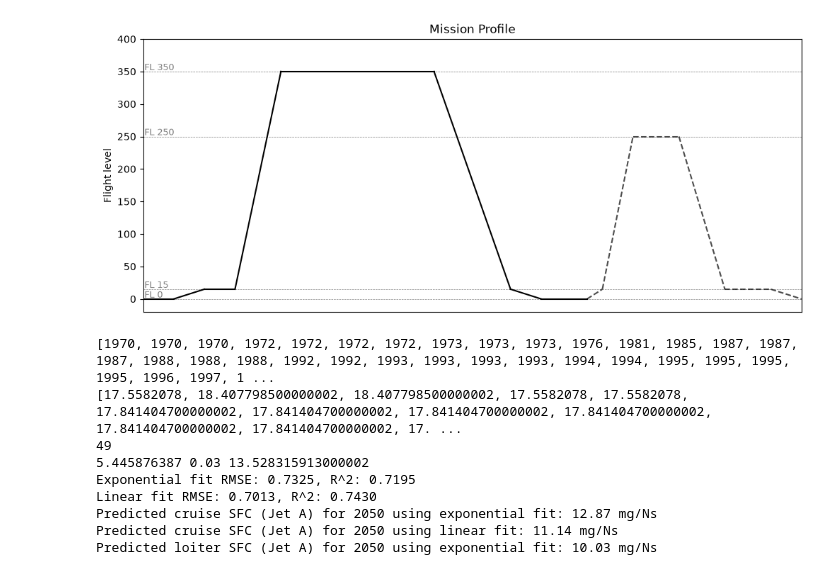
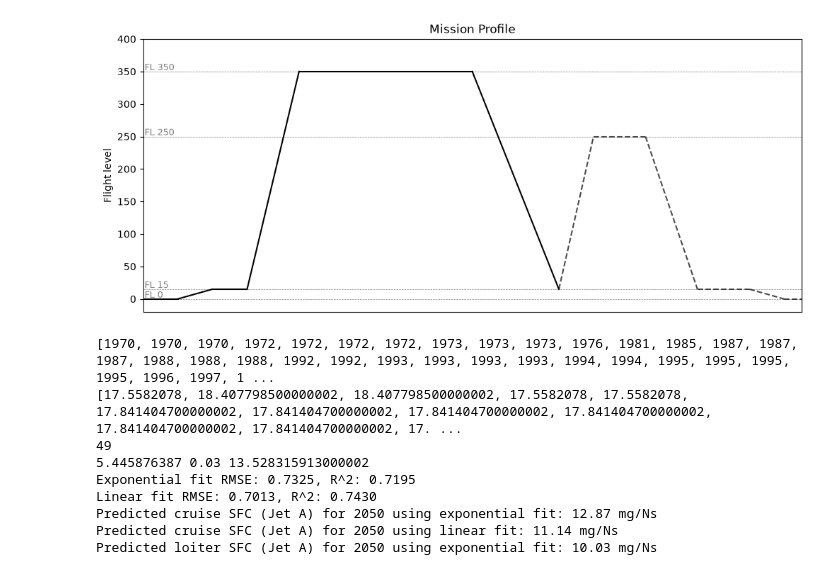
Before and after one commit to astromzZ/MMS236-Aircraft-design-project, a Jupyter notebook: calculations.ipynb, the cells around one changed output. Saved outputs shown, nothing was run; the diff lists cells and outputs as text; code cells hidden in the pictures.

```diff
--- a/calculations.ipynb
+++ b/calculations.ipynb
@@ -68,7 +68,7 @@ if mission_profile:
 
     fig, ax = plt.subplots(figsize=(12, 5))
     ax.set_ylim(-20, 400)
-    ax.set_xlim(0, 43)
+    ax.set_xlim(0, 38)
     ax.set_xticks([])
     ax.set_title("Mission Profile", fontsize=12)
     ax.set_ylabel("Flight level", fontsize=10)
@@ -104,54 +104,44 @@ if mission_profile:
 
     #Descent
     x = np.linspace(19, 24, 100)
     y = np.linspace(350, 15, 100)
     ax.plot(x, y, label="Descent", color="black")
 
-    #Approach and landing
+    #Diversion climb
     x = np.linspace(24, 26, 100)
-    y = np.linspace(15, 0, 100)
-    ax.plot(x, y, label="Approach and landing", color="black")
-
-    #Taxi and shutdown + contingency (3%)
-    x = np.linspace(26, 29, 100)
-    y = 0
-    ax.plot(x, y*np.ones_like(x), label="Taxi and shutdown", color="black")
-
-    #Missed approach/Go-around/Diversion
-    x = np.linspace(29, 30, 100)
-    y = np.linspace(0, 15, 100)
-    ax.plot(x, y, label="Missed approach/Go-around/Diversion", color="black", linestyle="--", alpha=0.7)
-
-    #Diversion climb
-    x = np.linspace(30, 32, 100)
     y = np.linspace(15, 250, 100)
     ax.plot(x, y, label="Diversion climb", color="black", linestyle="--", alpha=0.7)
 
     #Diversion cruise
-    x = np.linspace(32, 35, 100)
+    x = np.linspace(26, 29, 100)
     y = 250
     ax.plot(x, y*np.ones_like(x), label="Diversion cruise", color="black", linestyle="--", alpha=0.7)
 
     #Diversion descent
-    x = np.linspace(35, 38, 100)
+    x = np.linspace(29, 32, 100)
     y = np.linspace(250, 15, 100)
     ax.plot(x, y, label="Diversion descent", color="black", linestyle="--", alpha=0.7)
 
     #Hold
-    x = np.linspace(38, 41, 100)
+    x = np.linspace(32, 35, 100)
     y = 15
     ax.plot(x, y*np.ones_like(x), label="Hold", color="black", linestyle="--", alpha=0.7)
 
     #Diversion approach and landing
-    x = np.linspace(41, 43, 100)
+    x = np.linspace(35, 37, 100)
     y = np.linspace(15, 0, 100)
 
     ax.plot(x, y, label="Diversion approach and landing", color="black", linestyle="--", alpha=0.7)
 
+        #Taxi and shutdown + contingency (3%)
+    x = np.linspace(37, 38, 100)
+    y = 0
+    ax.plot(x, y*np.ones_like(x), label="Taxi and shutdown", linestyle="--", color="black", alpha=0.7)
+
 
     #Calculate for only one landing
 # %% [output]
-[figure, old version]
+[figure, new version]
 # %%
 #SFC PREDICITON AND PLOTTING
 
```
Also changed, not shown: parts of 1 cell of this notebook, 1 other file.
